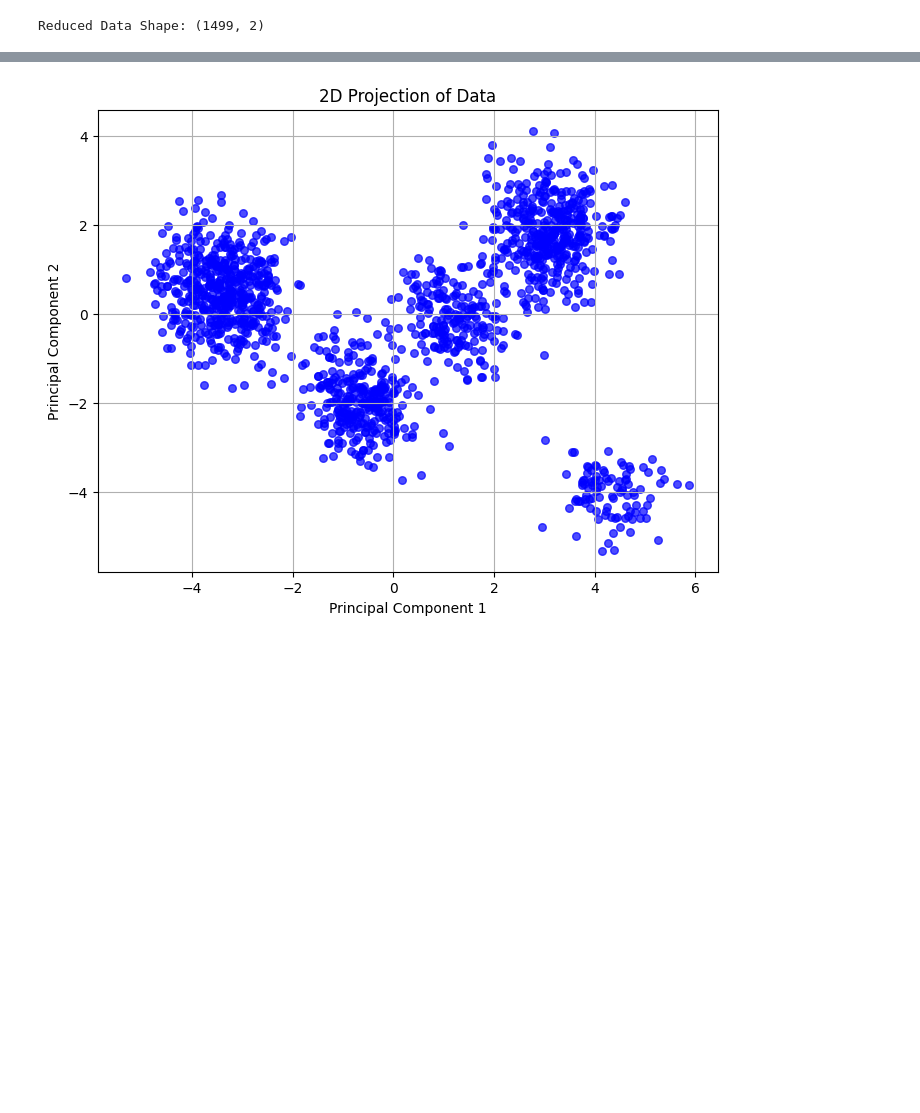
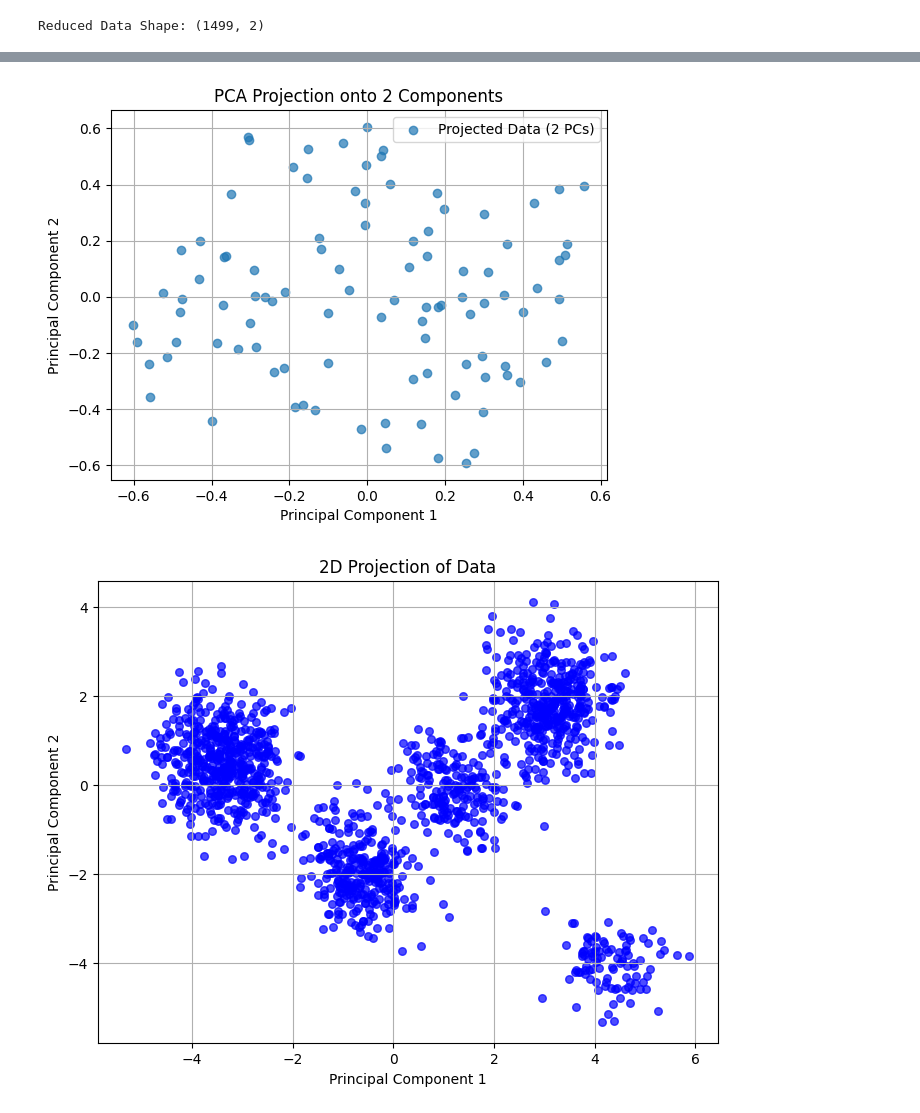
Before and after one commit to syma-afsha/AI_LAB, a Jupyter notebook: Practice_ipynb.ipynb, the cells around one changed output, grey strips where cells are left out. Drawn from its saved outputs; the diff is of its cells as text; code cells hidden in the pictures; blank space fills up the shorter version.

```diff
--- a/Practice_ipynb.ipynb
+++ b/Practice_ipynb.ipynb
@@ -68,3 +69,85 @@ data_2d = X_centered @ principal_components
 print("Reduced Data Shape:", data_2d.shape)
 # %% [output]
 Reduced Data Shape: (1499, 2)
+# %%
+import numpy as np
+import matplotlib.pyplot as plt
+
+# PCA Function
+def PCA(X, num_components):
+    """
+    Perform PCA according to the steps in the image:
+    1. Compute the mean of the data.
+    2. Compute the covariance matrix.
+    3. Get the top M eigenvalues and eigenvectors.
+    4. Project the data onto the principal components.
+
+    Parameters:
+        X (numpy.ndarray): Input data of shape (n_samples, n_features).
+        num_components (int): Number of principal components to retain.
+
+    Returns:
+        projected_data (numpy.ndarray): Data projected onto the principal components.
+        eigenvalues (numpy.ndarray): Top M eigenvalues.
+        eigenvectors (numpy.ndarray): Corresponding eigenvectors.
+        reconstructed_data (numpy.ndarray): Reconstructed data from the projection.
+    """
+    # Step 1: Calculate the mean of the data
+    print(X[:2])
+    X_mean = np.mean(X, axis=0)  # Mean of each feature (D-dimensional)
+    X_centered = X - X_mean  # Center the data
+
+    # Step 2: Compute the covariance matrix
+    n_samples = X.shape[0]
+    covariance_matrix = (1 / n_samples) * np.dot(X_centered.T, X_centered)
+
+    # Step 3: Get the eigenvalues and eigenvectors
+    eigenvalues, eigenvectors = np.linalg.eigh(covariance_matrix)
+
+    # Step 4: Sort eigenvalues and eigenvectors in descending order
+    sorted_indices = np.argsort(eigenvalues)[::-1]
+    eigenvalues = eigenvalues[sorted_indices]
+    eigenvectors = eigenvectors[:, sorted_indices]
+    print(eigenvalues)
+    print(eigenvectors)
+
+    # Step 5: Select the top 'num_components' eigenvalues and eigenvectors
+    top_eigenvalues = eigenvalues[:num_components]
+    top_eigenvectors = eigenvectors[:, :num_components]
+
+    # Step 6: Project the data onto the principal components
+    projected_data = np.dot(X_centered, top_eigenvectors)
+
+
+    # Step 7: Reconstruct the original data from the projection
+    reconstructed_data = np.dot(projected_data, top_eigenvectors.T) + X_mean
+
+    print("u",reconstructed_data[:2])
+    return projected_data, top_eigenvalues, top_eigenvectors, reconstructed_data
+
+
+# Example Usage
+if __name__ == "__main__":
+    # Step 1: Generate synthetic data (100 samples, 3 features)
+    np.random.seed(42)
+    X = np.random.rand(100, 3)  # Shape (100, 3)
+
+    # Step 2: Perform PCA with 2 principal components
+    num_components = 2
+    projected_data, top_eigenvalues, top_eigenvectors, reconstructed_data = PCA(X, num_components)
+
+    # Step 3: Print results
+    print("Top Eigenvalues:", top_eigenvalues)
+    print("Top Eigenvectors:\n", top_eigenvectors)
+    print("Projected Data Shape:", projected_data.shape)
+
+    # Step 4: Visualize the projection if num_components = 2
+    if num_components == 2:
+        plt.scatter(projected_data[:, 0], projected_data[:, 1], alpha=0.7, label="Projected Data (2 PCs)")
+        plt.title("PCA Projection onto 2 Components")
+        plt.xlabel("Principal Component 1")
+        plt.ylabel("Principal Component 2")
+        plt.legend()
+        plt.grid()
+        plt.show()
+# %% [output]
@@ -71,3 +168,4 @@ Reduced Data Shape: (1499, 2)
+[figure, added]
 # %%
 import matplotlib.pyplot as plt
 
```
Also changed, not shown: parts of 3 cells of this notebook.
